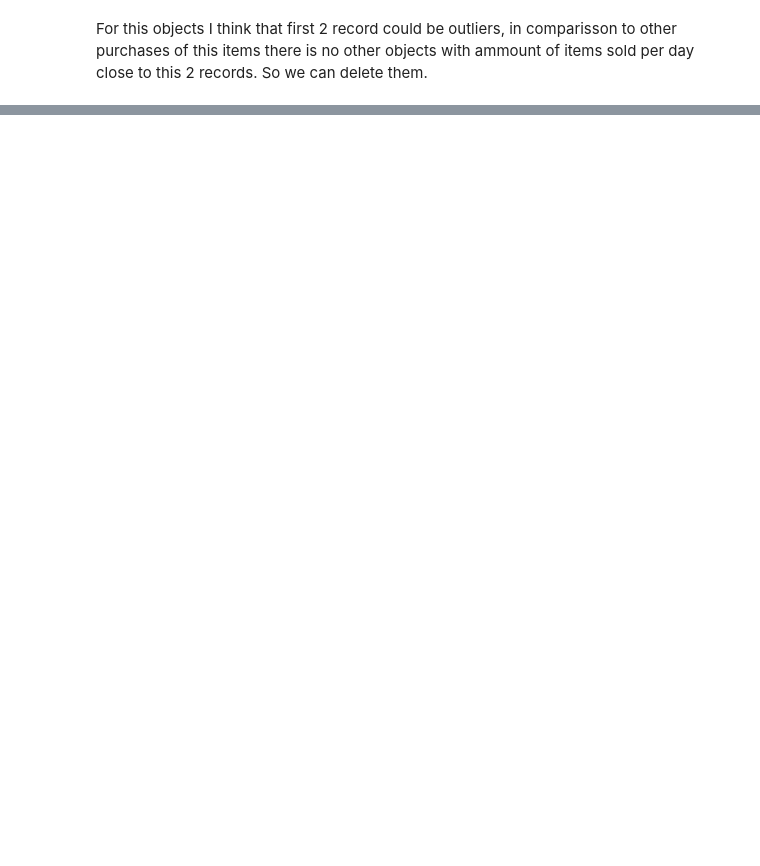
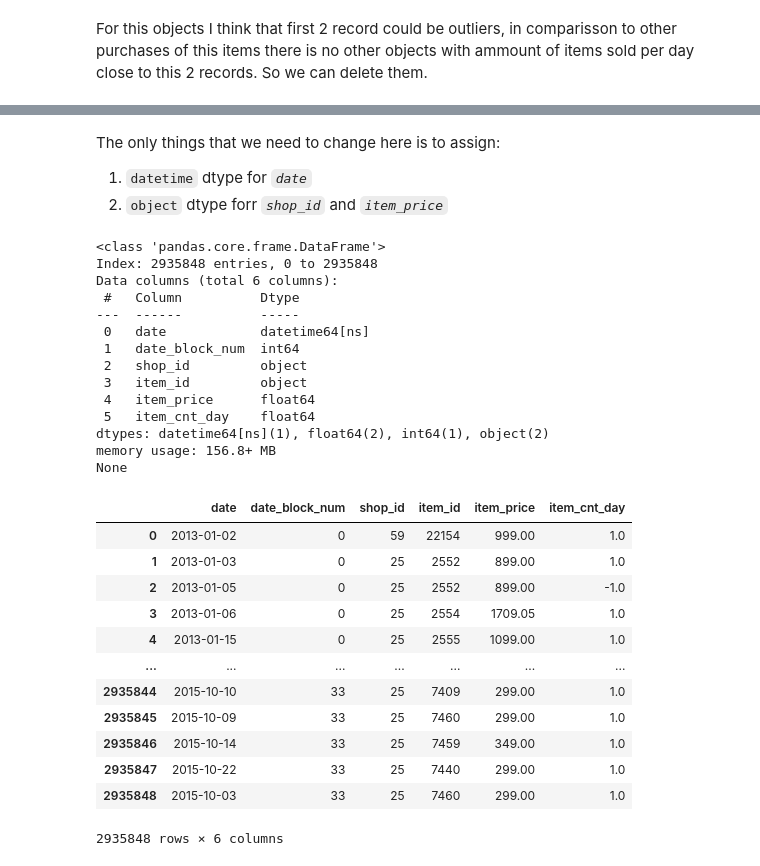
Before and after one commit to awkwarrd/ds-project-milad-almasri, a Jupyter notebook: dqc.ipynb, the cells around one changed output, grey strips where cells are left out. Drawn from its saved outputs; the diff is of its cells as text; code cells hidden in the pictures; blank space fills up the shorter version.

```diff
--- a/dqc.ipynb
+++ b/dqc.ipynb
@@ -477,0 +460,41 @@ For this objects I think that first 2 record could be outliers, in comparisson t
+# %% [markdown]
+The only things that we need to change here is to assign:
+1. `datetime` dtype for _`date`_
+2. `object` dtype forr _`shop_id`_ and _`item_price`_
+# %%
+sales_train_tf = sales_train_nna.copy()
+
+sales_train_tf["date"] = pd.to_datetime(sales_train_tf["date"], format="%d.%m.%Y")
+sales_train_tf["item_id"] = sales_train_tf["item_id"].astype("O")
+sales_train_tf["shop_id"] = sales_train_tf["shop_id"].astype("O")
+
+print(sales_train_tf.info())
+sales_train_tf
+# %% [output]
+<class 'pandas.core.frame.DataFrame'>
+Index: 2935848 entries, 0 to 2935848
+Data columns (total 6 columns):
+ #   Column          Dtype
+---  ------          -----
+ 0   date            datetime64[ns]
+ 1   date_block_num  int64
+ 2   shop_id         object
+ 3   item_id         object
+ 4   item_price      float64
+ 5   item_cnt_day    float64
+dtypes: datetime64[ns](1), float64(2), int64(1), object(2)
+memory usage: 156.8+ MB
+None
+|  | date | date_block_num | shop_id | item_id | item_price | item_cnt_day |
+| 0 | 2013-01-02 | 0 | 59 | 22154 | 999.00 | 1.0 |
+| 1 | 2013-01-03 | 0 | 25 | 2552 | 899.00 | 1.0 |
+| 2 | 2013-01-05 | 0 | 25 | 2552 | 899.00 | -1.0 |
+| 3 | 2013-01-06 | 0 | 25 | 2554 | 1709.05 | 1.0 |
+| 4 | 2013-01-15 | 0 | 25 | 2555 | 1099.00 | 1.0 |
+| ... | ... | ... | ... | ... | ... | ... |
+| 2935844 | 2015-10-10 | 33 | 25 | 7409 | 299.00 | 1.0 |
+| 2935845 | 2015-10-09 | 33 | 25 | 7460 | 299.00 | 1.0 |
+| 2935846 | 2015-10-14 | 33 | 25 | 7459 | 349.00 | 1.0 |
+| 2935847 | 2015-10-22 | 33 | 25 | 7440 | 299.00 | 1.0 |
+| 2935848 | 2015-10-03 | 33 | 25 | 7460 | 299.00 | 1.0 |
+2935848 rows × 6 columns
```
Also changed, not shown: parts of 23 cells of this notebook, 1 other file.
